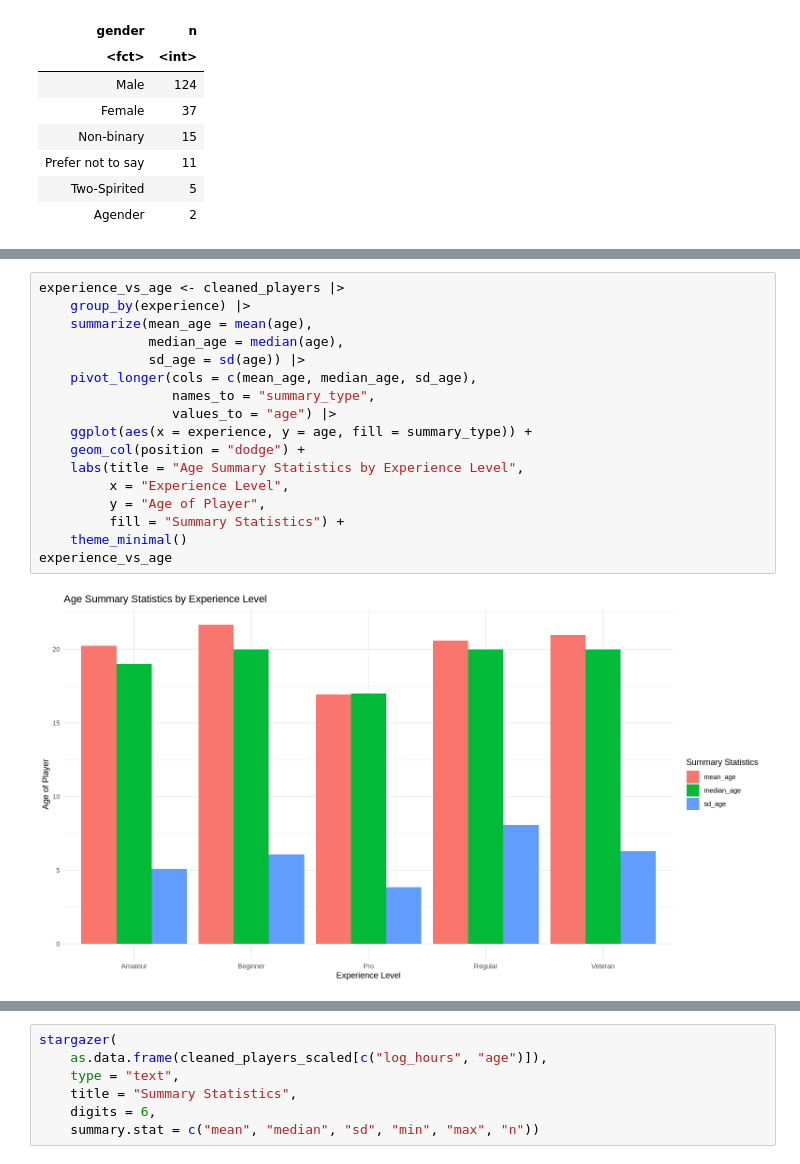
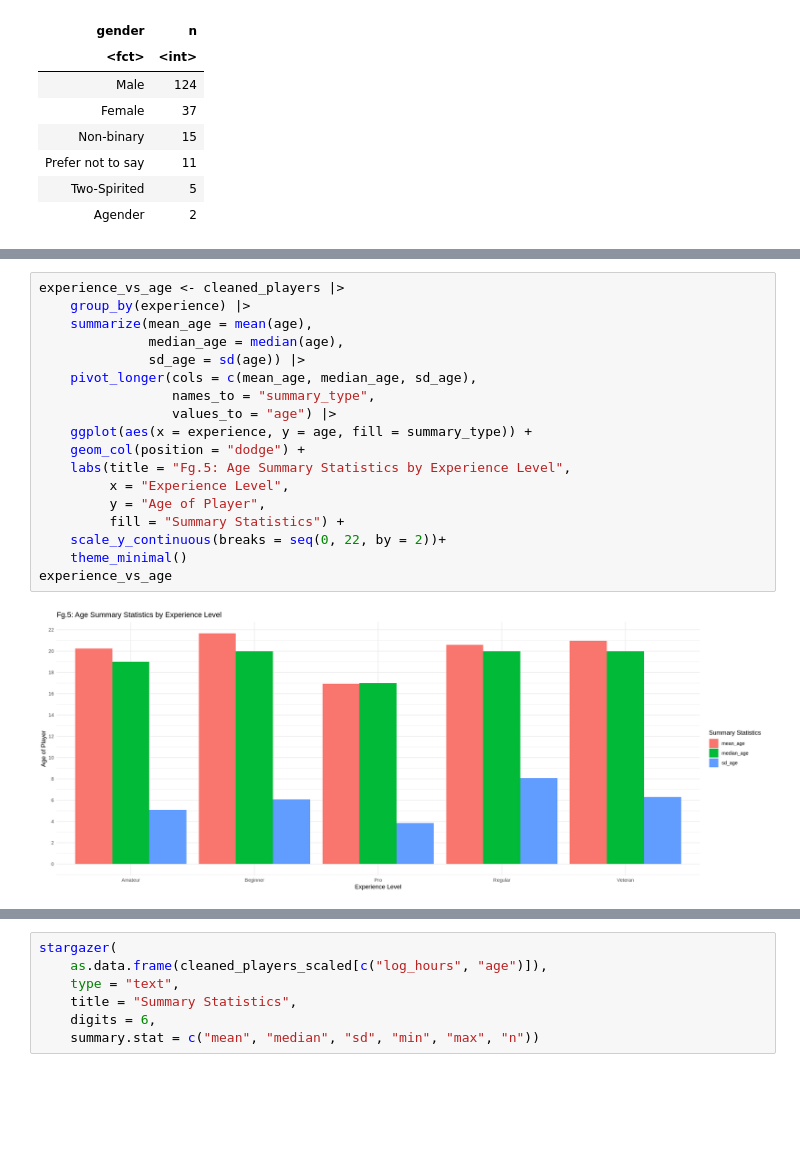
Before and after one commit to Matthew-Lim1/DSCI-100-Project, a Jupyter notebook: Data Science Project.ipynb, the cells around one changed output, grey strips where cells are left out. Drawn from its saved outputs; the diff is of its cells as text; blank space fills up the shorter version.

```diff
--- a/Data Science Project.ipynb
+++ b/Data Science Project.ipynb
@@ -165,22 +217,23 @@ experience_vs_hours
 # %%
 experience_vs_age <- cleaned_players |>
     group_by(experience) |>
     summarize(mean_age = mean(age),
               median_age = median(age),
               sd_age = sd(age)) |>
     pivot_longer(cols = c(mean_age, median_age, sd_age),
                  names_to = "summary_type",
                  values_to = "age") |>
     ggplot(aes(x = experience, y = age, fill = summary_type)) +
     geom_col(position = "dodge") +
-    labs(title = "Age Summary Statistics by Experience Level",
+    labs(title = "Fg.5: Age Summary Statistics by Experience Level",
          x = "Experience Level",
          y = "Age of Player",
          fill = "Summary Statistics") +
+    scale_y_continuous(breaks = seq(0, 22, by = 2))+
     theme_minimal()
 experience_vs_age
 # %% [output]
-[figure, old version]
+[figure, new version]
 # %%
 gender_vs_hours <- cleaned_players |>
     group_by(gender) |>
```
Also changed, not shown: parts of 28 cells of this notebook.
